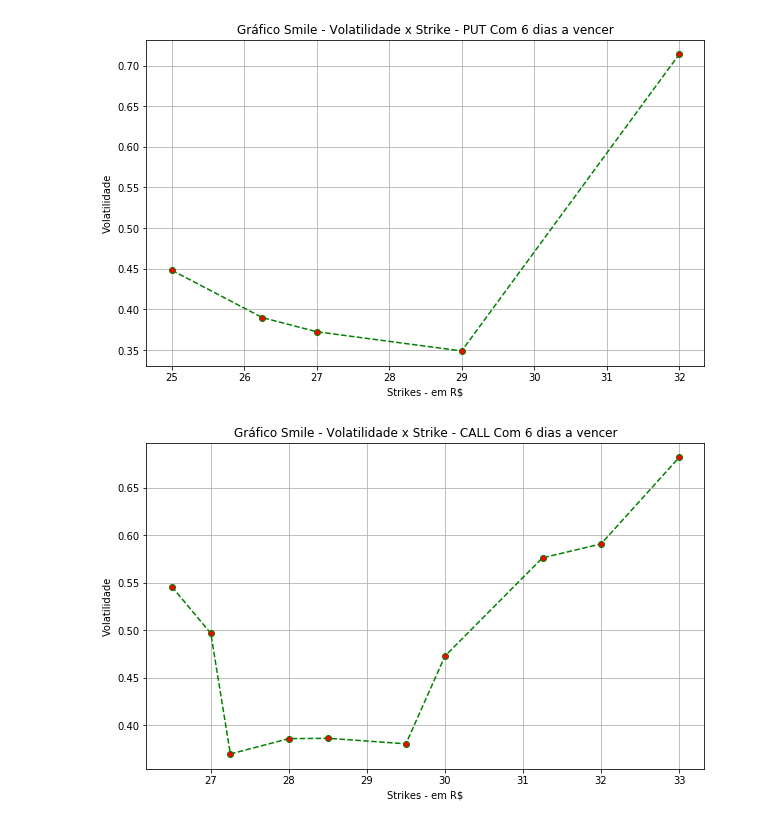
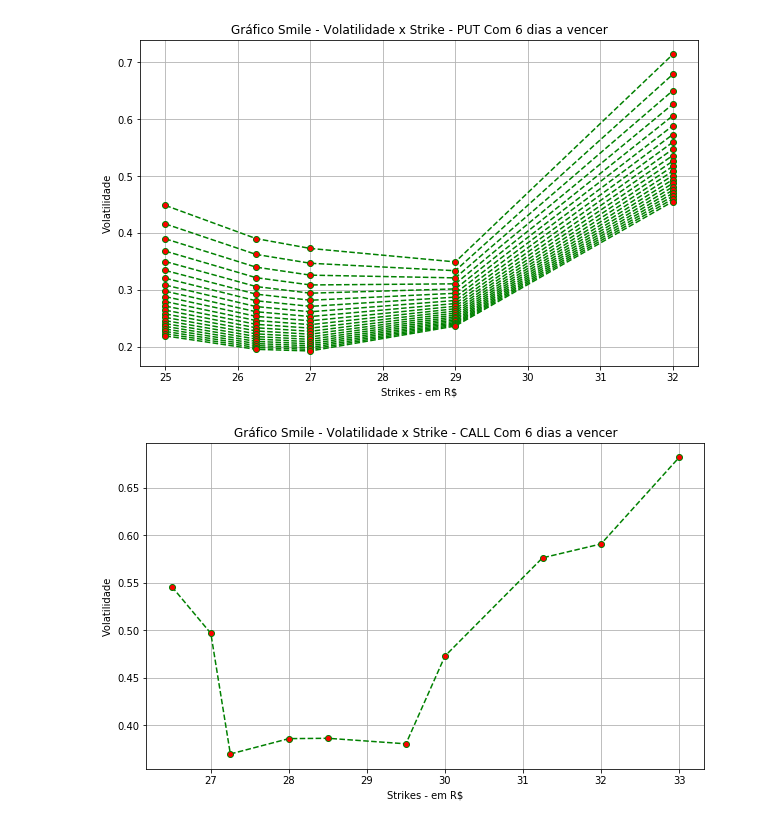
Before and after one commit to gil-miranda/university-courses, a Jupyter notebook: mod-mat-financas-I-2019-1/Project_3/Project3_almost.ipynb, the cells around one changed output. Cells and saved outputs as stored; diff of their text form; code cells hidden in the pictures.

```diff
--- a/mod-mat-financas-I-2019-1/Project_3/Project3_almost.ipynb
+++ b/mod-mat-financas-I-2019-1/Project_3/Project3_almost.ipynb
@@ -45,7 +46,8 @@ Setting CONSTANTS
 sigla_acao = 'BRFS3'
 empresa = 'BRFoods S.A.'
 preco_acao = 27.00
-dias = [6,28]
+# dias = [6,28]
+dias = np.arange(6,28,1)
 
 
 puts = data['Tipo'] == 'PUT'
@@ -55,27 +57,30 @@ dia1507 = data['TF'] == '15-07-2019'
 # %%
 ## PUT Com 6 dias a vencer
 
 ## Buscando as informações no DataFrame
 df_k = data[puts & dia1706].iloc[0:,2:3]
 df_s = data[puts & dia1706].iloc[0:,3:4]
 ks_put_6 = df_k.values.flatten()
 Ss_put_6 = df_s.values.flatten()
 
 ## Setando o array com as volatilidades a serem plotadas
 vs_put_6 = []
 for (k,s) in zip(ks_put_6,Ss_put_6):
-    vs_put_6.append(volat_impl(-1,preco_acao,k,dias[0]/365,0.065,s))
+    aux = []
+    for t in dias:
+        aux.append(volat_impl(-1,preco_acao,k,t/365,0.065,s))
+    vs_put_6.append(aux)
 
 ## Plot do gráfico
 plt.figure(figsize=(10,6))
 plt.plot(ks_put_6,vs_put_6, marker='o', linestyle='--', color='g', markerfacecolor='r')
 plt.xlabel('Strikes - em R$')
 plt.ylabel('Volatilidade')
 plt.title('Gráfico Smile - Volatilidade x Strike - PUT Com 6 dias a vencer')
 plt.grid()
 plt.show()
 # %% [output]
-[figure, old version]
+[figure, new version]
 # %%
 ## CALL Com 6 dias a vencer
 
```
Also changed, not shown: parts of 1 cell of this notebook, 1 other file.
